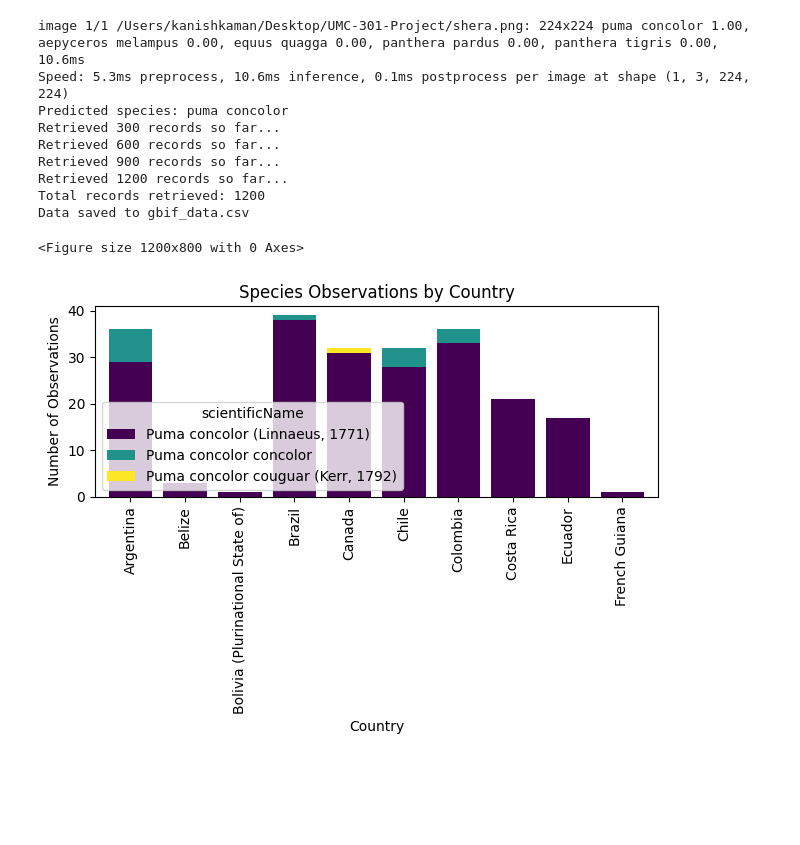
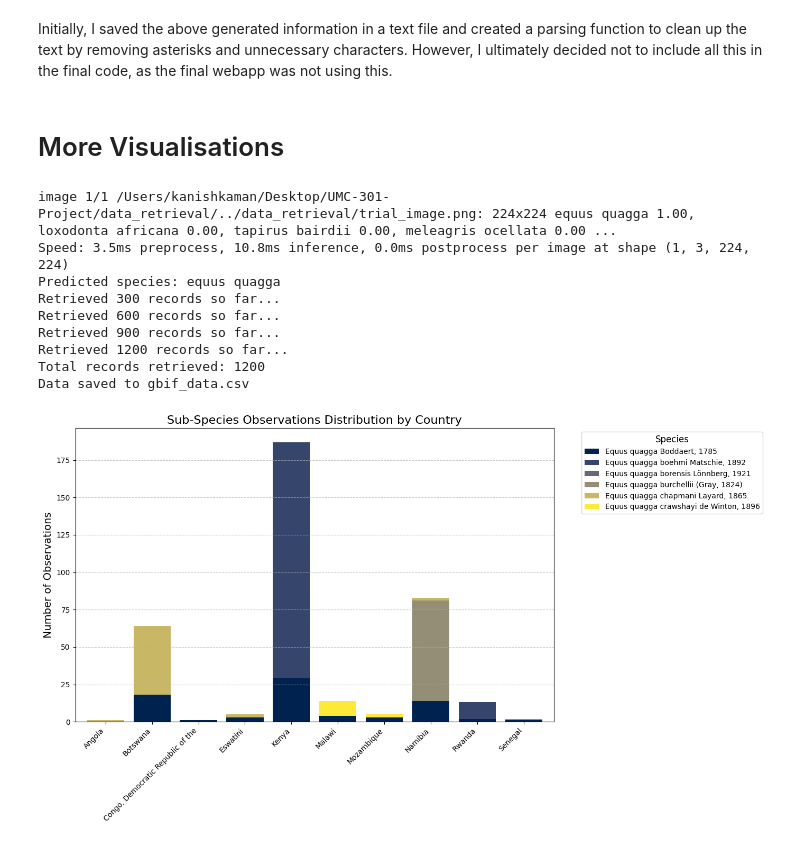
Before and after one commit to kanishkaman/UMC-301-Project, a Jupyter notebook: data_retrieval/lang_vis.ipynb, the cells around one changed output. Saved outputs shown, nothing was run; the diff lists cells and outputs as text; code cells hidden in the pictures; blank space fills up the shorter version.

Commit message:
kanishk: Modified some files

```diff
--- a/data_retrieval/lang_vis.ipynb
+++ b/data_retrieval/lang_vis.ipynb
@@ -10,16 +10,14 @@ import matplotlib.pyplot as plt
 import folium
 # %%
-# Load YOLOv11 model with the pre-trained weights
-def load_yolov11_model(weights_path='wildlife.pt'):
-    """Loads the YOLOv11 model with the specified weights using the ultralytics library."""
-    model = YOLO(weights_path)  # Load the model directly using ultralytics
+# Load YOLOv11 model with the pre-trained weights (and predict species from weights in wildlife.pt)
+def load_yolov11_model(weights_path='../data_retrieval/wildlife.pt'):
+    model = YOLO(weights_path)
     return model
 
 yolo_model = load_yolov11_model()
 
 def predict_species(image_path, model):
     results = model(image_path)
-
     if isinstance(results, list) and len(results) > 0:
         result = results[0]
     else:
@@ -35,10 +33,11 @@ def predict_species(image_path, model):
     #print(f"The species is: {species_name}")
     return species_name
 # %%
-# EXAMPLE USAGE
-# image_path = "../Data/iwildcam-2022/inaturalist_2017/Mammalia/Acinonyx jubatus/1e4b962eb35f408bc3aeda92cbf0775f.jpg"
-### MENTION THE TEST IMAGE FILEPATH HERE ### Use ../ before realtive path!
-image_path = "shera.png"
+                            # EXAMPLE USAGE
+### MENTION THE TEST IMAGE FILEPATH HERE ###
+### MENTION THE TEST IMAGE FILEPATH HERE ###
+
+image_path = "../data_retrieval/trial_image.png"
 Answer = predict_species(image_path, yolo_model)
-print(f"THE SPECIES IS: {Answer}")
+print(f"THE SPECIES IS: {Answer}")          # equus quagga is zebra, if you were wondering.
 # %% [output]
@@ -138,5 +138,9 @@ The cougar, also known as the panther, mountain lion, catamount, and puma, is a
+# %% [markdown]
+Initially, I saved the above generated information in a text file and created a parsing function to clean up the text by removing asterisks and unnecessary characters. However, I ultimately decided not to include all this in the final code, as the final webapp was not using this.
+# %% [markdown]
+# More Visualisations
 # %%
-# Function to get taxonKey for a species name
+# Function to get the taxonKey for a species name
 def get_taxon_key(species_name):
     search_url = "https://api.gbif.org/v1/species/match"
     params = {"name": species_name}
@@ -145,12 +149,12 @@ def get_taxon_key(species_name):
     data = response.json()
     return data.get("usageKey")
 
-# Function to retrieve occurrences for a species
+# retrieving occurrences for the species using the taxon key obtained above
 def get_species_occurrences(taxon_key):
     url = "https://api.gbif.org/v1/occurrence/search"
     params = {
         "taxonKey": taxon_key,
-        "year": "2023,2024",  # Specify the range of years
+        "year": "2023,2024",
         "limit": 300,
         "offset": 0
     }
@@ -158,7 +162,7 @@ def get_species_occurrences(taxon_key):
     all_data = []
 
     # Paginate through data
-    while len(all_data) < 1000:  # Limit to 1000 records
+    while len(all_data) < 1000:  # I have limited it to 1000 records for better visualsiation, you can change.
         response = requests.get(url, params=params)
         if response.status_code != 200:
             print("Error with request:", response.status_code)
@@ -166,7 +170,6 @@ def get_species_occurrences(taxon_key):
 
         data = response.json().get("results", [])
 
-        # Break if no more data is available
         if not data:
             break
 
@@ -175,53 +178,53 @@ def get_species_occurrences(taxon_key):
 
         params["offset"] += params["limit"]
         time.sleep(1)  # Pause to avoid rate limiting
 
     return all_data
 
-# Function to plot observations by country
-def plot_species_observations_by_country(df):
-    # Select necessary columns and group data by country
-    df = df[['scientificName', 'country', 'decimalLatitude', 'decimalLongitude', 'year']]
+
+# Function to plot sub-species observations
+def plot_subspecies_observations(df):
+    # selecting imp. columns and grouping data by country
+    df = df[['scientificName', 'country', 'year']]
     species_country = df.groupby(['scientificName', 'country']).size().unstack(fill_value=0)
-    species_country = species_country.T.head(10)  # Limit to top 10 countries for clarity
+    species_country = species_country.T.head(10)  # Only using top 10 countries for clarity
 
-    plt.figure(figsize=(12, 8))
-    species_country.plot(kind='bar', stacked=True, colormap='viridis', width=0.8)
-    plt.title('Species Observations by Country')
-    plt.xlabel('Country')
-    plt.ylabel('Number of Observations')
-    plt.legend
+    plt.figure(figsize=(14, 8))
+    species_country.plot(kind='bar', stacked=True, colormap='cividis', width=0.8, ax=plt.gca())
+    plt.title('Sub-Species Observations Distribution by Country', fontsize=16)
+    plt.xlabel('')
+    plt.ylabel('Number of Observations', fontsize=14)
+    plt.xticks(rotation=45, ha='right')  # Rotate x-axis labels for better visibility
+    plt.grid(axis='y', linestyle='--', alpha=0.7)
+    plt.legend(title='Species', bbox_to_anchor=(1.05, 1), loc='upper left', fontsize=10, title_fontsize='12')
     plt.tight_layout()
     plt.show()
 
-# Main code
-species_name = predict_species(image_path, yolo_model)  # Use the image path of your choice
+# main code
+species_name = predict_species(image_path, yolo_model)
 print(f"Predicted species: {species_name}")
 
 taxon_key = get_taxon_key(species_name)
 if taxon_key:
     species_data = get_species_occurrences(taxon_key)
     df = pd.DataFrame(species_data)
     print(f"Total records retrieved: {len(df)}")
 
-    # Save to CSV or explore further
+    # Saved to CSV for further use and analysis
     df.to_csv("gbif_data.csv", index=False)
     print("Data saved to gbif_data.csv")
-
-    # Load and plot data
-    plot_species_observations_by_country(df)
+    plot_subspecies_observations(df)
 else:
     print(f"Taxon key not found for {species_name}")
 # %% [output]
-image 1/1 /Users/kanishkaman/Desktop/UMC-301-Project/shera.png: 224x224 puma concolor 1.00, aepyceros melampus 0.00, equus quagga 0.00, panthera pardus 0.00, panthera tigris 0.00, 10.6ms
-Speed: 5.3ms preprocess, 10.6ms inference, 0.1ms postprocess per image at shape (1, 3, 224, 224)
-Predicted species: puma concolor
+image 1/1 /Users/kanishkaman/Desktop/UMC-301-Project/data_retrieval/../data_retrieval/trial_image.png: 224x224 equus quagga 1.00, loxodonta africana 0.00, tapirus bairdii 0.00, meleagris ocellata 0.00 ...
+Speed: 3.5ms preprocess, 10.8ms inference, 0.0ms postprocess per image at shape (1, 3, 224, 224)
+Predicted species: equus quagga
 Retrieved 300 records so far...
 Retrieved 600 records so far...
 Retrieved 900 records so far...
 Retrieved 1200 records so far...
 Total records retrieved: 1200
 Data saved to gbif_data.csv
-<Figure size 1200x800 with 0 Axes>
-[figure, old version]
+[figure, new version]
 # %%
```
Also changed, not shown: parts of 9 cells of this notebook, 19 other files.
